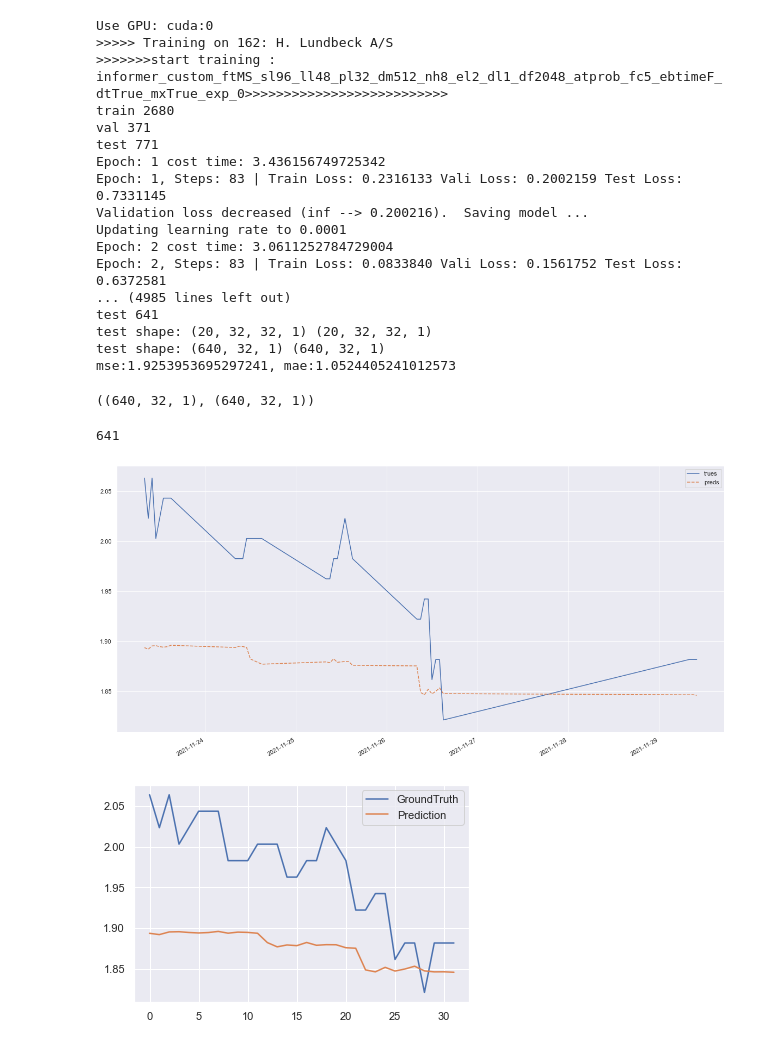
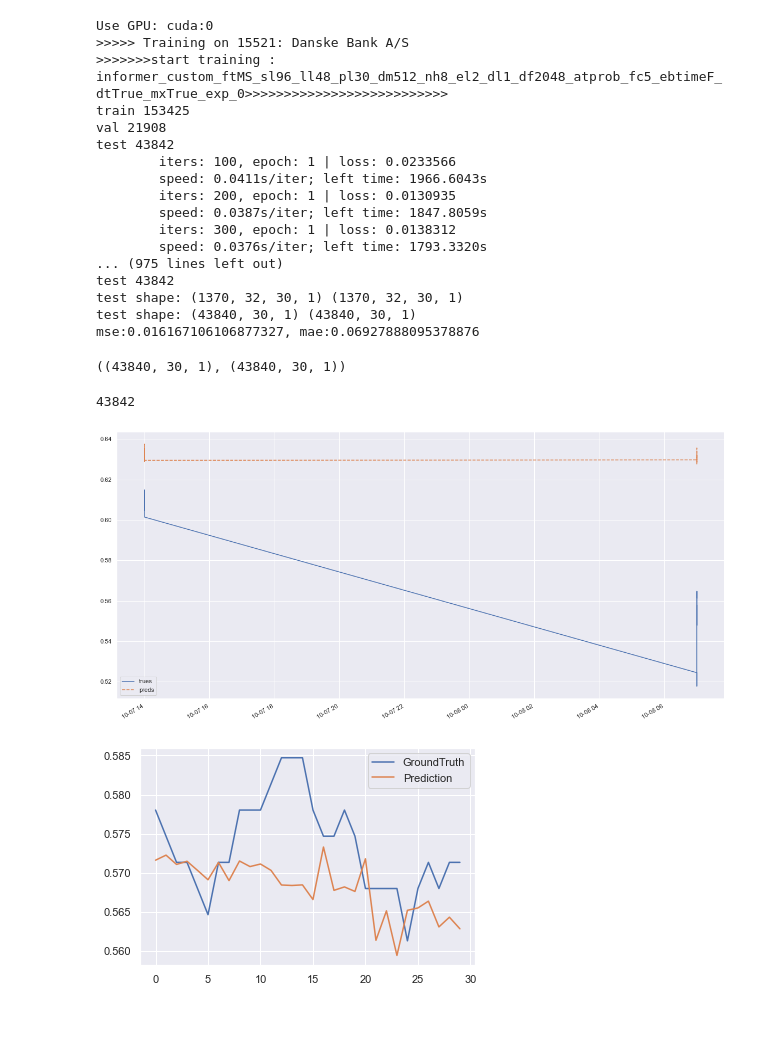
Before and after one commit to Biksbois/BiksStonks, a Jupyter notebook: Forcasting_Models/Informer/train_informer.ipynb, the cells around one changed output. Cells and saved outputs as stored; diff of their text form; code cells hidden in the pictures; blank space fills up the shorter version.

```diff
--- a/Forcasting_Models/Informer/train_informer.ipynb
+++ b/Forcasting_Models/Informer/train_informer.ipynb
@@ -28,6 +28,7 @@ import psycopg2 as pg
 import pandas as pd
 # %%
 use_db = True
+resample = '1T'
 agg = {'open': 'first',
         'high': 'max',
         'low': 'min',
@@ -43,7 +44,7 @@ if use_db:
         df = pd.read_sql(query, conn)
         df.set_index(pd.DatetimeIndex(df['date']), inplace=True)
         # resample
-        df = df.resample('1h').agg(agg).dropna()
+        df = df.resample(resample).agg(agg).dropna()
         df.reset_index(inplace=True)
 else:
         agg['trade_count'] = 'sum'
@@ -53,7 +54,7 @@ else:
         df.drop(['timestamp'], axis=1, inplace=True)
         df.index.set_names(['date'], inplace=True)
         # resample
-        df = df.resample('1h').agg(agg).dropna()
+        df = df.resample(resample).agg(agg).dropna()
         # df.reset_index(inplace=True)
         df.to_csv('data/AAPL_h.csv')
 df.head()
@@ -85,7 +86,7 @@ args.checkpoints = './informer_checkpoints' # location of model checkpoints
 
 args.seq_len = 96 # input sequence length of Informer encoder
 args.label_len = 48 # start token length of Informer decoder
-args.pred_len = 32 # prediction sequence length
+args.pred_len = 30 # prediction sequence length
 # Informer decoder input: concat[start token series(label_len), zero padding series(pred_len)]
 
 args.enc_in = 5 # encoder input size # ohlc + volume + [trade_count, vwap]
@@ -131,8 +132,13 @@ Exp = Exp_Informer
 # %%
 from utils.eval_tools import stock_id_to_df
 stocks_meta = pd.read_sql('SELECT dataset.identifier AS id, dataset.description AS name \
-             FROM dataset ORDER BY dataset.identifier ASC \
-             LIMIT 100;', conn)
+                            FROM dataset \
+                            WHERE identifier = 15521 \
+                            ORDER BY dataset.identifier ASC \
+                            LIMIT 100;', conn)
+# stocks_meta = pd.read_sql('SELECT dataset.identifier AS id, dataset.description AS name \
+#              FROM dataset ORDER BY dataset.identifier ASC \
+#              LIMIT 100;', conn)
 stocks_meta
 # %% [output]
 |  | id | name |
@@ -154,7 +149,8 @@ for ii in range(args.itr):
     exp = Exp(args)
 
     for stock in stocks_meta.itertuples():
-        args.df = stock_id_to_df(stock.id, conn, agg, '1h')
+        args.df = stock_id_to_df(stock.id, conn, agg, '1T')
+        # args.df = args.df[len(args.df)//2:]
 
         print('>>>>> Training on {}: {}'.format(stock.id, stock.name))
 
@@ -174,22 +170,22 @@ for ii in range(args.itr):
         torch.cuda.empty_cache()
 # %% [output]
 Use GPU: cuda:0
->>>>> Training on 162: H. Lundbeck A/S
->>>>>>>start training : informer_custom_ftMS_sl96_ll48_pl32_dm512_nh8_el2_dl1_df2048_atprob_fc5_ebtimeF_dtTrue_mxTrue_exp_0>>>>>>>>>>>>>>>>>>>>>>>>>>
-train 2680
-val 371
-test 771
-Epoch: 1 cost time: 3.436156749725342
-Epoch: 1, Steps: 83 | Train Loss: 0.2316133 Vali Loss: 0.2002159 Test Loss: 0.7331145
-Validation loss decreased (inf --> 0.200216).  Saving model ...
-Updating learning rate to 0.0001
-Epoch: 2 cost time: 3.0611252784729004
-Epoch: 2, Steps: 83 | Train Loss: 0.0833840 Vali Loss: 0.1561752 Test Loss: 0.6372581
-... (4985 lines left out)
-test 641
-test shape: (20, 32, 32, 1) (20, 32, 32, 1)
-test shape: (640, 32, 1) (640, 32, 1)
-mse:1.9253953695297241, mae:1.0524405241012573
+>>>>> Training on 15521: Danske Bank A/S
+>>>>>>>start training : informer_custom_ftMS_sl96_ll48_pl30_dm512_nh8_el2_dl1_df2048_atprob_fc5_ebtimeF_dtTrue_mxTrue_exp_0>>>>>>>>>>>>>>>>>>>>>>>>>>
+train 153425
+val 21908
+test 43842
+        iters: 100, epoch: 1 | loss: 0.0233566
+        speed: 0.0411s/iter; left time: 1966.6043s
+        iters: 200, epoch: 1 | loss: 0.0130935
+        speed: 0.0387s/iter; left time: 1847.8059s
+        iters: 300, epoch: 1 | loss: 0.0138312
+        speed: 0.0376s/iter; left time: 1793.3320s
+... (975 lines left out)
+test 43842
+test shape: (1370, 32, 30, 1) (1370, 32, 30, 1)
+test shape: (43840, 30, 1) (43840, 30, 1)
+mse:0.016167106106877327, mae:0.06927888095378876
 # %%
 setting = '{}_{}_ft{}_sl{}_ll{}_pl{}_dm{}_nh{}_el{}_dl{}_df{}_at{}_fc{}_eb{}_dt{}_mx{}_{}_{}'.format(args.model, args.data, args.features,
                 args.seq_len, args.label_len, args.pred_len,
@@ -198,7 +194,7 @@ preds = np.load(os.path.join('results', setting, 'pred.npy'))
 trues = np.load(os.path.join('results', setting, 'true.npy'))
 preds.shape, trues.shape
 # %% [output]
-((640, 32, 1), (640, 32, 1))
+((43840, 30, 1), (43840, 30, 1))
 # %%
 from data.data_loader import Dataset_Custom
 test_data = Dataset_Custom(args.root_path, flag='test', size=[args.seq_len, args.label_len, args.pred_len],
@@ -207,24 +203,24 @@ test_data = Dataset_Custom(args.root_path, flag='test', size=[args.seq_len, args
                  use_df=args.use_df, df=args.df)
 len(test_data)
 # %% [output]
-641
+43842
 # %%
 from utils.eval_tools import plot_preds_with_date
 idx = 100
 plot_preds_with_date(trues[idx], preds[idx], test_data, idx, figsize=(20,10), style=['-', '--'])
 # %% [output]
-[figure, old version]
+[figure, new version]
 # %%
 import matplotlib.pyplot as plt
 # %%
-idx = 100
+idx = 300
 plt.figure()
 plt.plot(trues[idx], label='GroundTruth')
 plt.plot(preds[idx], label='Prediction')
 plt.legend()
 plt.show()
 # %% [output]
-[figure, old version]
+[figure, new version]
 # %%
 end = len(preds) // preds.shape[1] * preds.shape[1]
 preds_first = []
```
Also changed, not shown: parts of 10 cells of this notebook, 14 other files.
